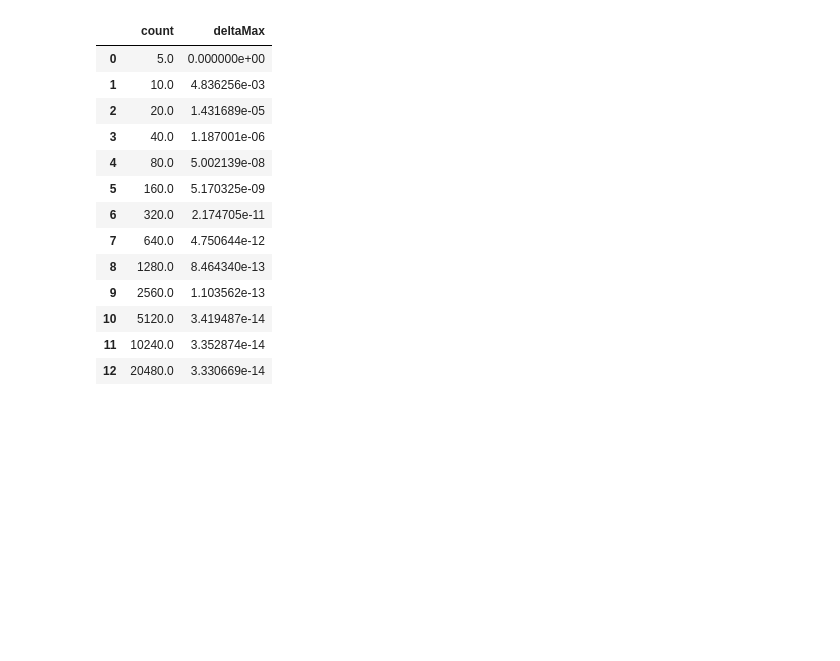
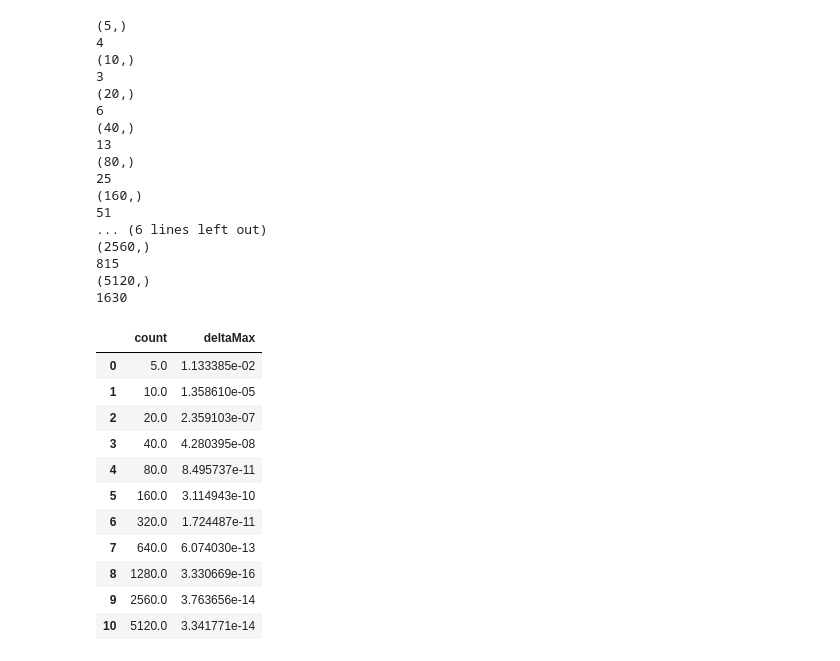
Before and after one commit to DeHazar/computationalMathematics, a Jupyter notebook: interpolationWithSplain/splain.ipynb, the cells around one changed output. Saved outputs shown, nothing was run; the diff lists cells and outputs as text; code cells hidden in the pictures; blank space fills up the shorter version.

```diff
--- a/interpolationWithSplain/splain.ipynb
+++ b/interpolationWithSplain/splain.ipynb
@@ -25,7 +25,7 @@ def initParams(a: float, b: float, n: int, diferSecond):
     left_matrix[0, 0] = 1
     left_matrix[0, 1] = 0
     left_matrix[- 1, -2] = 0
-    left_matrix[- 1, -2] = 1
+    left_matrix[- 1, -1] = 1
     right_matrix[0] = diferSecond(a)
     right_matrix[-1] = diferSecond(b)
 
@@ -42,12 +42,13 @@ def splainThird(x, m, h, n, value, fun):
     :param fun: исходная функция
     :return: значение сплайна в точке
     """
-    index = -1
-    for i in range(n - 1):
+    index = -100
+    for i in range(n):
         if x[i] <= value <= x[i + 1]:
-            index = i + 1
+            index = i +1
             break
-
+    print(x.shape)
+    print(index)
     splain_value = (((x[index] - value) ** 3 - (h ** 2) * (x[index] - value)) * m[index - 1]) / (6 * h) + (
             ((value - x[index - 1]) ** 3 - (h ** 2) * (value - x[index - 1])) * m[index]) / (6 * h) + (
                            (x[index] - value) * fun(x[index - 1])) / h + ((value - x[index - 1]) * fun(x[index])) / h
@@ -69,8 +70,7 @@ def calculateSplain(a: float, b: float, n: int,
     for i in range(1, n - 1):
         left_matrix[i, i - 1] = h / 6  # Присваеваем коэф с
         left_matrix[i, i] = 2 * h / 3  # коэф а
-        if i != n - 1:
-            left_matrix[i, i + 1] = h / 6  # коэф b
+        left_matrix[i, i + 1] = h / 6  # коэф b
 
         right_matrix[i] = (fun(x_matrix[i + 1]) - fun(x_matrix[i])) / h - (fun(x_matrix[i]) - fun(x_matrix[i - 1])) / h
 
@@ -80,31 +80,58 @@ def calculateSplain(a: float, b: float, n: int,
 # %%
 deltaMax =[0]
 count = [5]
-for i in range(12):
+spines = [0]
+
+x_matrix, center_mas, n, h = calculateSplain(a=0.0, b=math.pi, n=5, fun=lambda x: math.sin(x),
+                                             diferSecond=lambda x: -math.sin(x))
+spine = splainThird(x_matrix, center_mas, h, 5, x_matrix[3] + h/2, fun=lambda x: math.sin(x))
+spines[0] = spine
+deltaMax[0] = abs(spine - math.sin(x_matrix[3] + h/2))
+count.append(count[-1]*2)
+
+for i in range(10):
     x_matrix, center_mas, n, h = calculateSplain(a=0.0, b=math.pi, n=count[-1], fun=lambda x: math.sin(x),
                                                  diferSecond=lambda x: -math.sin(x))
-    spine = splainThird(x_matrix, center_mas, h, n, 1, fun=lambda x: math.sin(x))
-    deltaMax.append(abs(spine - math.sin(1)))
+    spine = splainThird(x_matrix, center_mas, h, n, 1 - h/2, fun=lambda x: math.sin(x))
+    spines.append(spine)
+    deltaMax.append(abs(spine - math.sin( 1 - h/2)))
     count.append(count[-1]*2)
+
+count.pop()
 
 result = np.array([count, deltaMax]).transpose()
 df = pd.DataFrame(result, columns=['count','deltaMax'])
 df
 # %% [output]
+(5,)
+4
+(10,)
+3
+(20,)
+6
+(40,)
+13
+(80,)
+25
+(160,)
+51
+... (6 lines left out)
+(2560,)
+815
+(5120,)
+1630
 |  | count | deltaMax |
-| 0 | 5.0 | 0.000000e+00 |
-| 1 | 10.0 | 4.836256e-03 |
-| 2 | 20.0 | 1.431689e-05 |
-| 3 | 40.0 | 1.187001e-06 |
-| 4 | 80.0 | 5.002139e-08 |
-| 5 | 160.0 | 5.170325e-09 |
-| 6 | 320.0 | 2.174705e-11 |
-| 7 | 640.0 | 4.750644e-12 |
-| 8 | 1280.0 | 8.464340e-13 |
-| 9 | 2560.0 | 1.103562e-13 |
-| 10 | 5120.0 | 3.419487e-14 |
-| 11 | 10240.0 | 3.352874e-14 |
-| 12 | 20480.0 | 3.330669e-14 |
+| 0 | 5.0 | 1.133385e-02 |
+| 1 | 10.0 | 1.358610e-05 |
+| 2 | 20.0 | 2.359103e-07 |
+| 3 | 40.0 | 4.280395e-08 |
+| 4 | 80.0 | 8.495737e-11 |
+| 5 | 160.0 | 3.114943e-10 |
+| 6 | 320.0 | 1.724487e-11 |
+| 7 | 640.0 | 6.074030e-13 |
+| 8 | 1280.0 | 3.330669e-16 |
+| 9 | 2560.0 | 3.763656e-14 |
+| 10 | 5120.0 | 3.341771e-14 |
 # %%
 import matplotlib.pyplot as plt
 # %%
```
Also changed, not shown: parts of 1 cell of this notebook, 1 other file.
